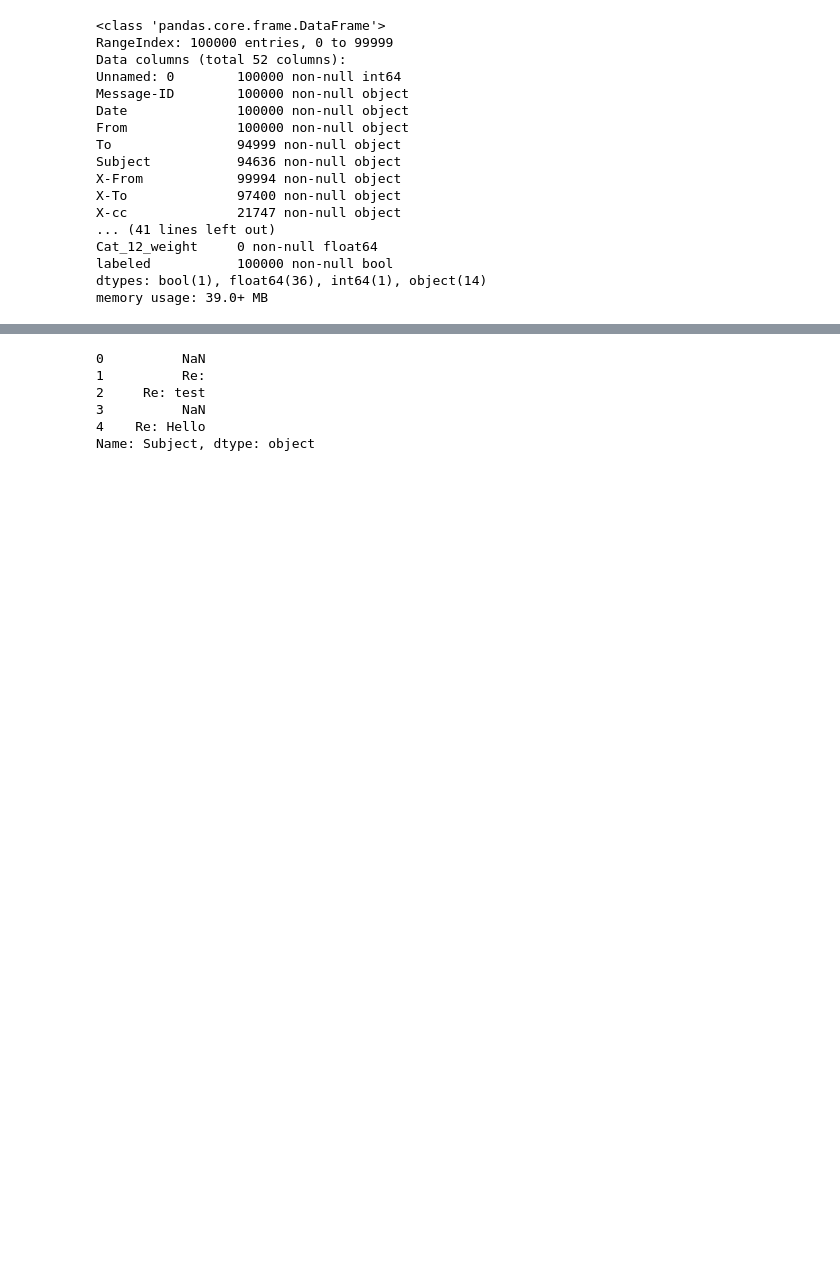
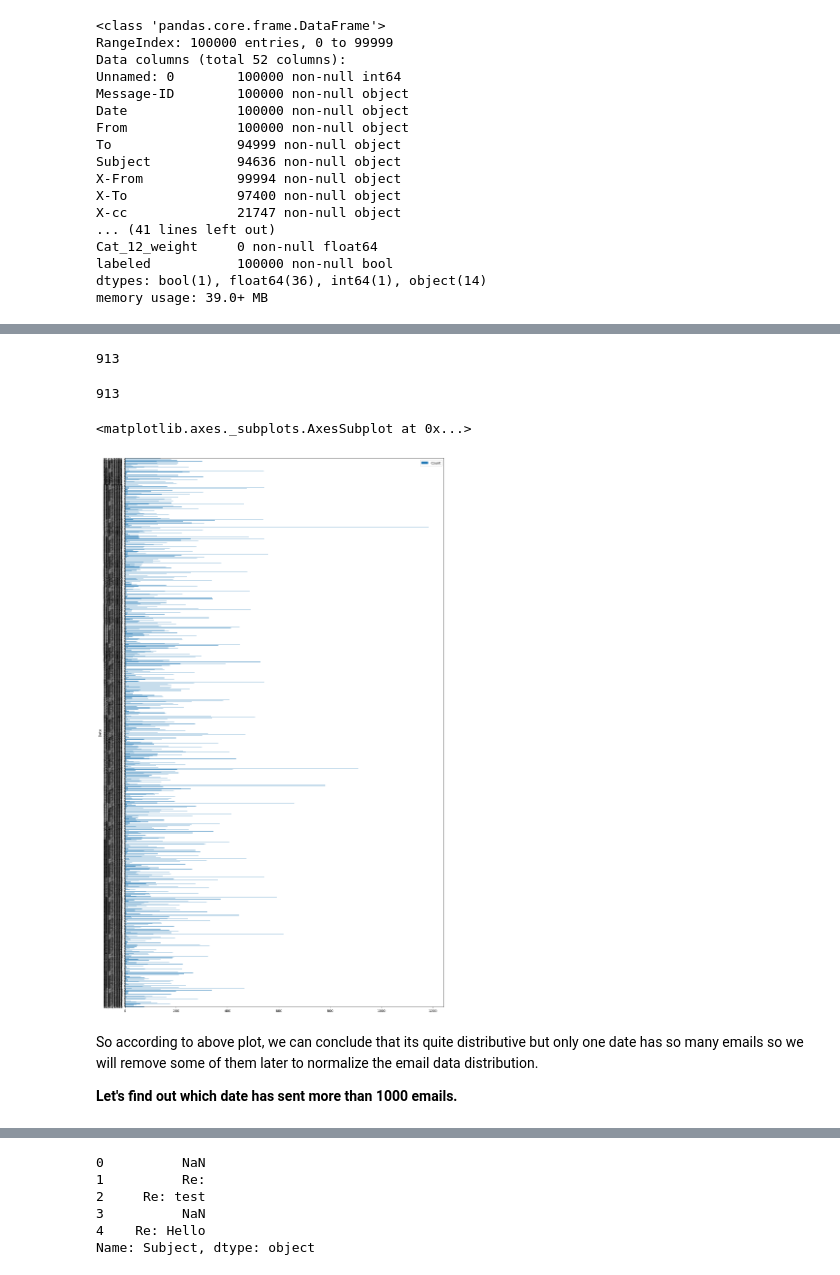
Before and after one commit to Connecting-the-Dots-with-ML/Email-Semantic-Analysis, a Jupyter notebook: Exploratory Data Analysis_mayur.ipynb, the cells around one changed output, grey strips where cells are left out. Drawn from its saved outputs; the diff is of its cells as text; code cells hidden in the pictures; blank space fills up the shorter version.

```diff
--- a/Exploratory Data Analysis_mayur.ipynb
+++ b/Exploratory Data Analysis_mayur.ipynb
@@ -65,0 +81,4 @@ array(['2001-05-14 23:39:00', '2001-05-04 20:51:00',
+# %%
+len(df['Date'].unique())
+# %% [output]
+913
@@ -65,0 +89,18 @@ array(['2001-05-14 23:39:00', '2001-05-04 20:51:00',
+# %%
+len(df['Date'].unique())
+# %% [output]
+913
+# %%
+dfDate = df['Date'].value_counts().sort_index().reset_index()
+dfDate.columns = ['Date','Count']
+# %%
+plt.rcParams['figure.dpi'] = 100
+# dfDate.plot(kind='bar', ax=0)
+dfDate.plot.barh(x='Date', y='Count', figsize=(17, 30))
+# %% [output]
+<matplotlib.axes._subplots.AxesSubplot at 0x...>
+[figure, added]
+# %% [markdown]
+So according to above plot, we can conclude that its quite distributive but only one date has so many emails so we will remove some of them later to normalize the email data distribution.
+
+<b>Let's find out which date has sent more than 1000 emails.</b>
```
Also changed, not shown: parts of 17 cells of this notebook.
